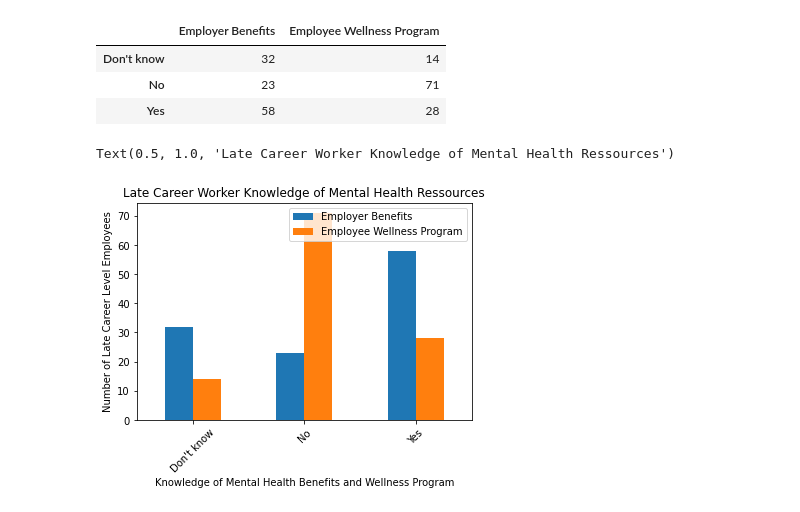
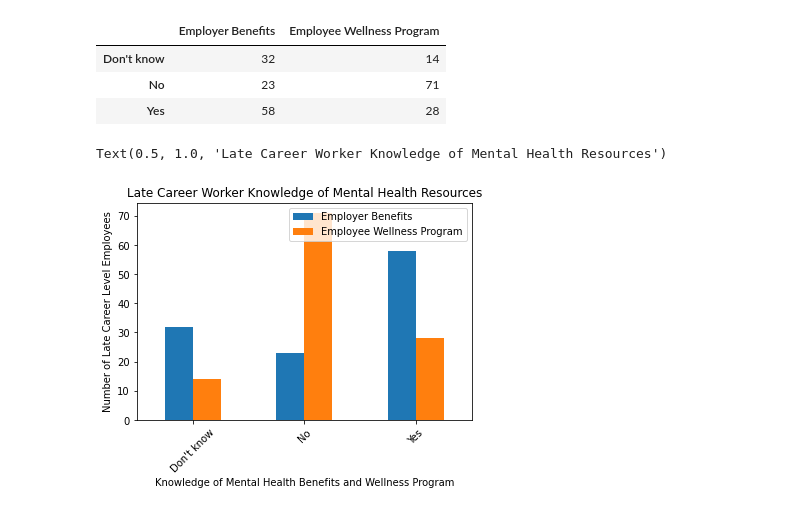
Before and after one commit to baileykayla953/project-one, a Jupyter notebook: Summary Stats.ipynb, the cells around one changed output. Saved outputs shown, nothing was run; the diff lists cells and outputs as text; code cells hidden in the pictures.

Commit message:
Bar Graphs fixed with spelling

```diff
--- a/Summary Stats.ipynb
+++ b/Summary Stats.ipynb
@@ -297,13 +297,13 @@ late_df
 # %%
 #barchart for late
 late_df.plot(kind='bar')
 plt.xticks(rotation=45)
 
 
 
 plt.xlabel('Knowledge of Mental Health Benefits and Wellness Program')
 plt.ylabel('Number of Late Career Level Employees')
-plt.title('Late Career Worker Knowledge of Mental Health Ressources')
+plt.title('Late Career Worker Knowledge of Mental Health Resources')
 # %% [output]
-Text(0.5, 1.0, 'Late Career Worker Knowledge of Mental Health Ressources')
+Text(0.5, 1.0, 'Late Career Worker Knowledge of Mental Health Resources')
-[figure, old version]
+[figure, new version]
```
Also changed, not shown: parts of 2 cells of this notebook.
